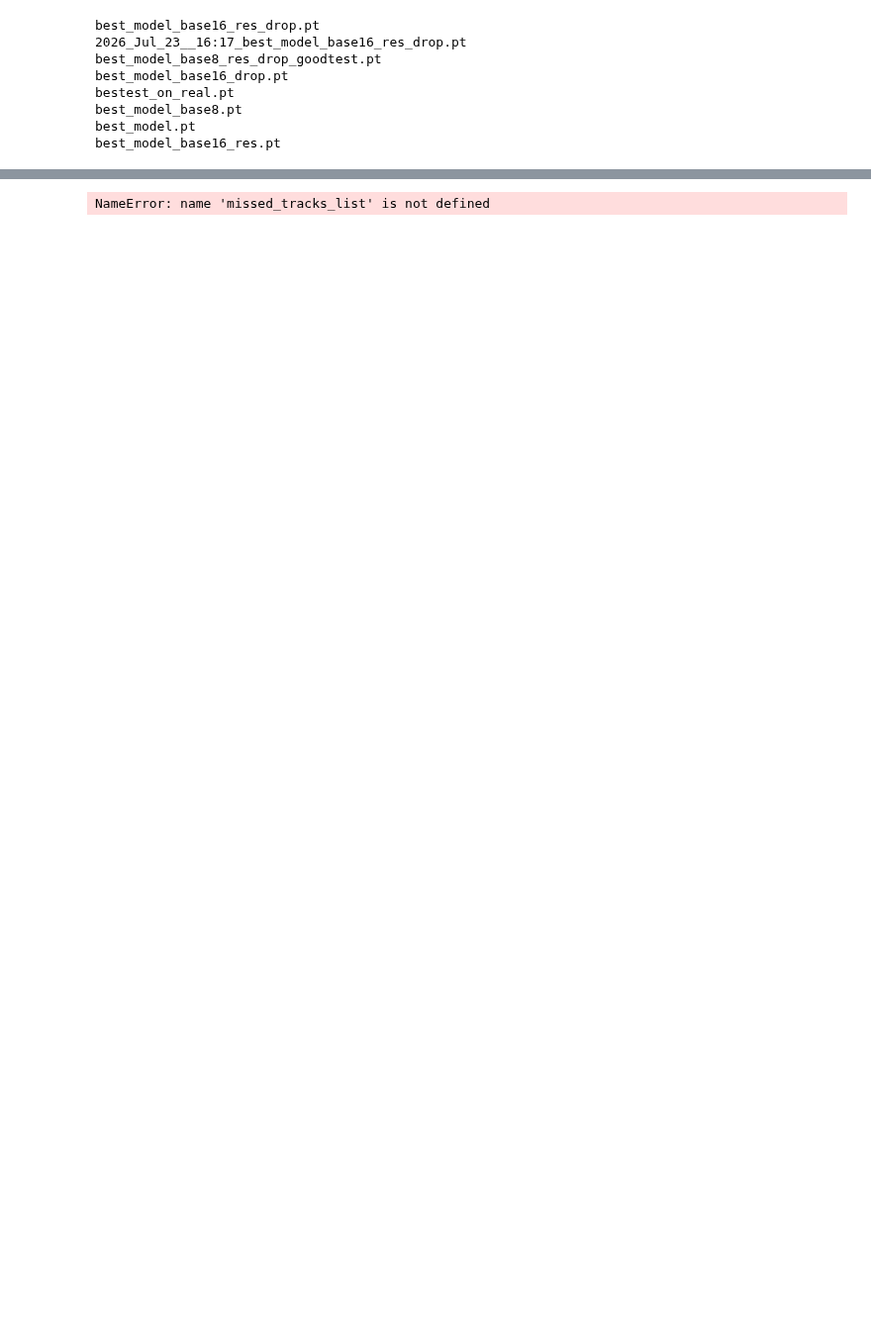
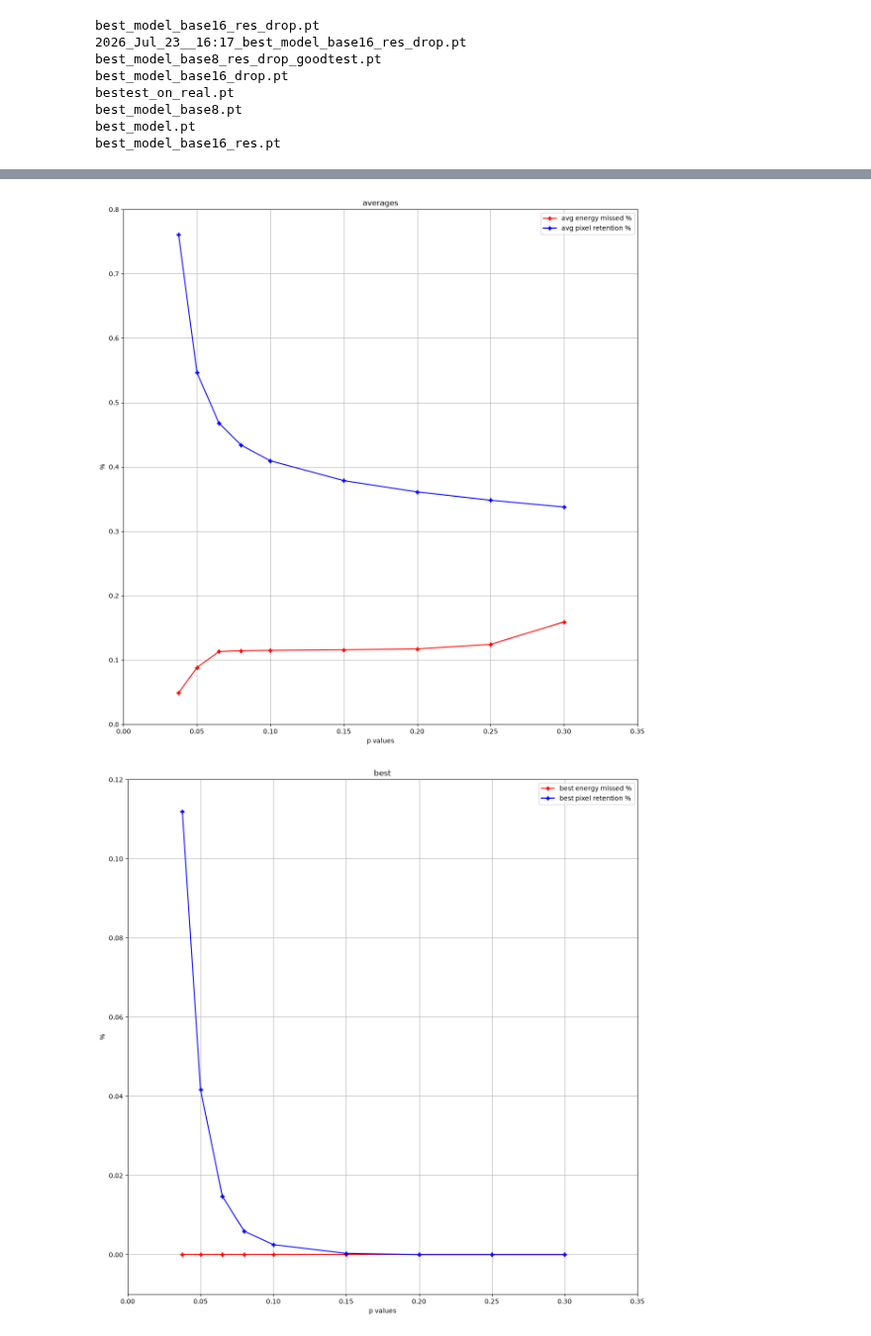
Before and after one commit to FrankJRix/cygnet, a Jupyter notebook: metrics.ipynb, the cells around one changed output, grey strips where cells are left out. Shown at 99% size. Cells and saved outputs as stored; diff of their text form; code cells hidden in the pictures; blank space fills up the shorter version.

```diff
--- a/metrics.ipynb
+++ b/metrics.ipynb
@@ -79,7 +92,7 @@ missed some energy in picture 616: 294
 missed 100.0% of the energy
 """
 
-picnum = 617
+picnum = 100
 
 raw, redpix = load_pic_pair(picnum)
 
@@ -136,17 +148,24 @@ print(compute_energy(masked))
 # loop su tutte
 
 num = len(os.listdir(raw_path))
-recompute = False
+recompute = True
 
 if recompute:
 	for idx in range(num):
-		raw, redpix = load_pic_pair(idx)
-		raw_in = cygnet.itrtr(in_t(raw))
-		redpix_gt = cygnet.itrtr(in_t(redpix))
-		sspred = get_prediction(net, raw_in, ttt).cpu()
-		mask = (redpix > 0)
-		u_pred = upscaler_t(sspred.squeeze().unsqueeze(0))
-		masked = np.where(u_pred, redpix.squeeze(), 0)
+		# raw, redpix = load_pic_pair(idx)
+		# raw_in = cygnet.itrtr(in_t(raw))
+		# redpix_gt = cygnet.itrtr(in_t(redpix))
+		# sspred = get_prediction(net, raw_in, ttt)
+		# mask = (redpix > 0)
+
+		# u_pred = sspred.squeeze().repeat_interleave(4, dim=0).repeat_interleave(4, dim=1)
+		# image = torch.from_numpy(redpix).to(device)
+		# masked = (image * u_pred).cpu()
+
+		# u_pred = upscaler_t(sspred.squeeze().unsqueeze(0))
+		# masked = np.where(u_pred, redpix.squeeze(), 0)
+
+		redpix, masked, _ = full_step(idx, ttt)
 
 		en_tot = compute_energy(redpix)
 		en_seen = compute_energy(masked)
@@ -194,7 +233,7 @@ missed 100.0% of the energy
 # ottimizzazione soglia
 
 t_list = [0.0125, 0.025, 0.0375, 0.05, 0.065, 0.08, 0.1, 0.15, 0.2, 0.25, 0.3]
-recompute = False
+recompute = True
 
 if recompute:
 	avg_miss_list = []
@@ -215,13 +254,14 @@ if recompute:
 		missed = 0
 
 		for idx in range(num):
-			raw, redpix = load_pic_pair(idx)
-			raw_in = cygnet.itrtr(in_t(raw))
-			redpix_gt = cygnet.itrtr(in_t(redpix))
-			sspred = get_prediction(net, raw_in, val).cpu()
-			mask = (redpix > 0)
-			u_pred = upscaler_t(sspred.squeeze().unsqueeze(0))
-			masked = np.where(u_pred, redpix.squeeze(), 0)
+			# raw, redpix = load_pic_pair(idx)
+			# raw_in = cygnet.itrtr(in_t(raw))
+			# redpix_gt = cygnet.itrtr(in_t(redpix))
+			# sspred = get_prediction(net, raw_in, val).cpu()
+			# mask = (redpix > 0)
+			# u_pred = upscaler_t(sspred.squeeze().unsqueeze(0))
+			# masked = np.where(u_pred, redpix.squeeze(), 0)
+			redpix, masked, sspred = full_step(idx, val)
 
 			en_tot = compute_energy(redpix)
 			en_seen = compute_energy(masked)
@@ -309 +365,2 @@ plt.show()
-NameError: name 'missed_tracks_list' is not defined
+[figure, added]
+[figure, added]
```
Also changed, not shown: parts of 5 cells of this notebook.
